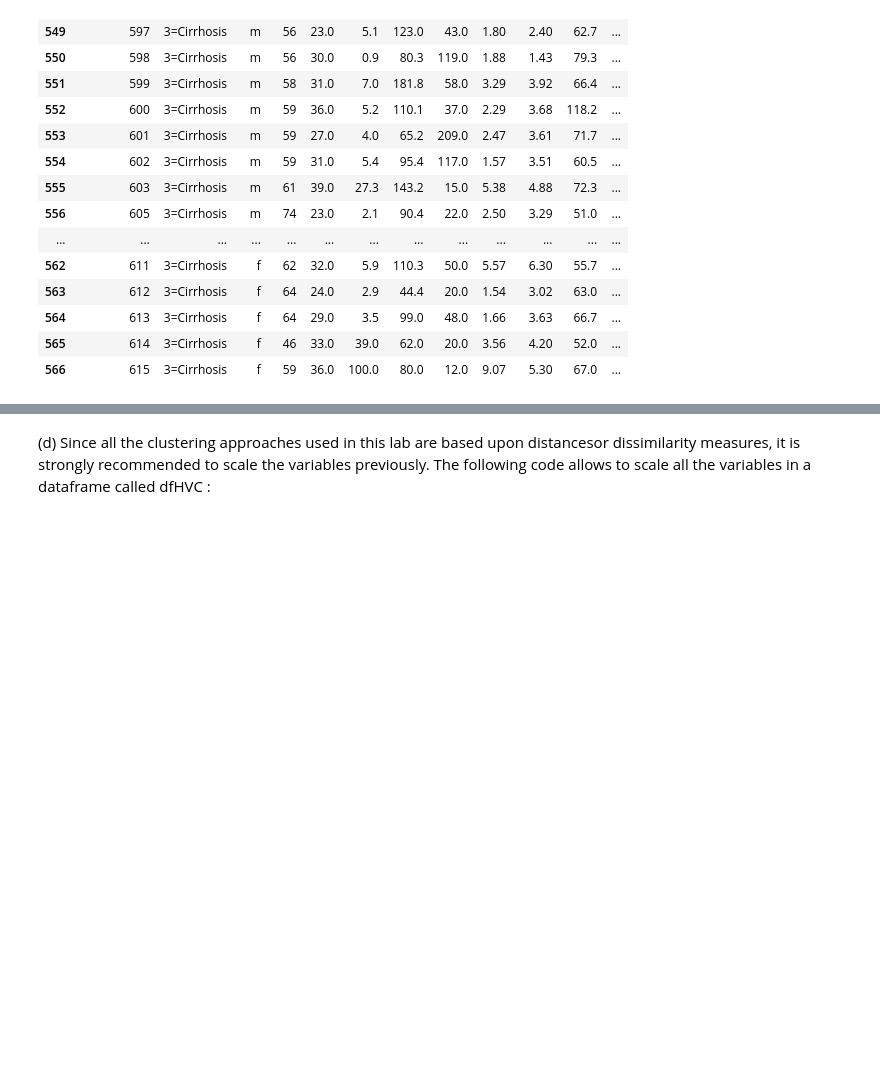
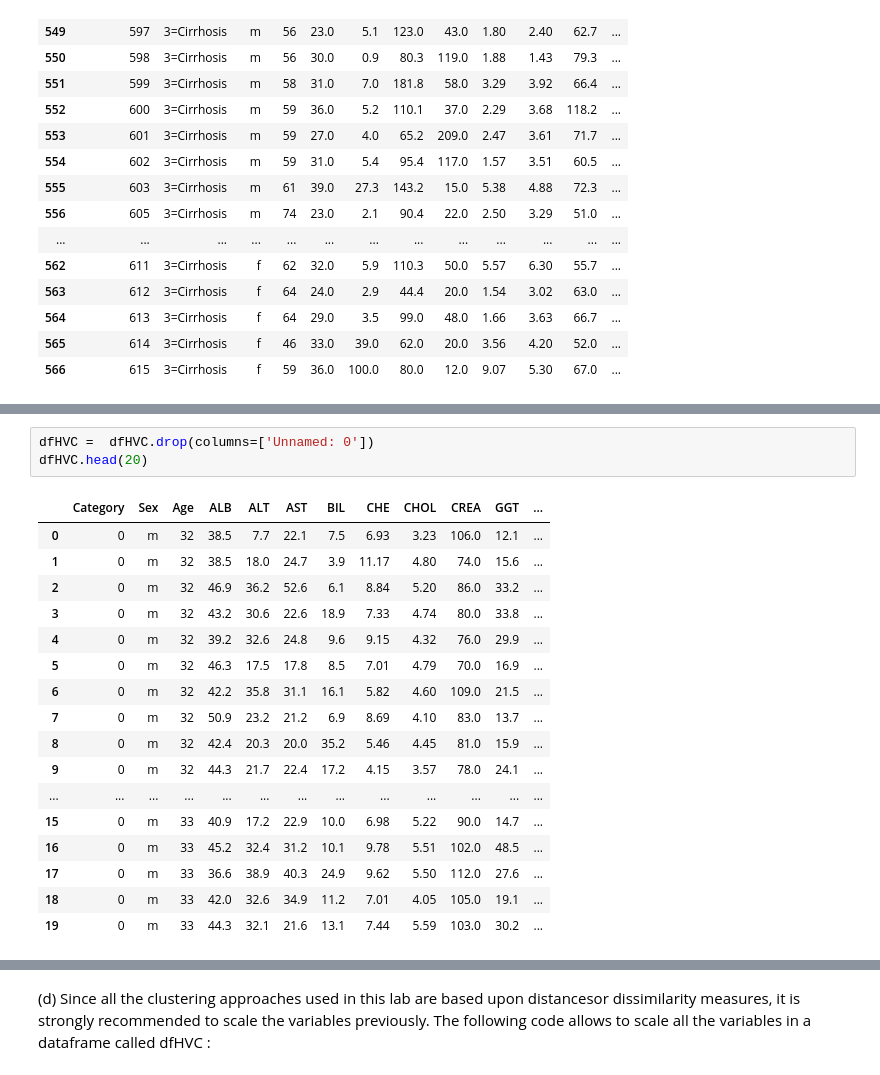
Before and after one commit to speianudana/ML-DM_Laboratories, a Jupyter notebook: II_part.ipynb, the cells around one changed output, grey strips where cells are left out. Saved outputs shown, nothing was run; the diff lists cells and outputs as text; blank space fills up the shorter version.

```diff
--- a/II_part.ipynb
+++ b/II_part.ipynb
@@ -118,0 +178,21 @@ dfHVC['Category'] = dfHVC['Category'].astype('category');
+# %%
+dfHVC =  dfHVC.drop(columns=['Unnamed: 0'])
+dfHVC.head(20)
+# %% [output]
+|  | Category | Sex | Age | ALB | ALT | AST | BIL | CHE | CHOL | CREA | GGT | ... |
+| 0 | 0 | m | 32 | 38.5 | 7.7 | 22.1 | 7.5 | 6.93 | 3.23 | 106.0 | 12.1 | ... |
+| 1 | 0 | m | 32 | 38.5 | 18.0 | 24.7 | 3.9 | 11.17 | 4.80 | 74.0 | 15.6 | ... |
+| 2 | 0 | m | 32 | 46.9 | 36.2 | 52.6 | 6.1 | 8.84 | 5.20 | 86.0 | 33.2 | ... |
+| 3 | 0 | m | 32 | 43.2 | 30.6 | 22.6 | 18.9 | 7.33 | 4.74 | 80.0 | 33.8 | ... |
+| 4 | 0 | m | 32 | 39.2 | 32.6 | 24.8 | 9.6 | 9.15 | 4.32 | 76.0 | 29.9 | ... |
+| 5 | 0 | m | 32 | 46.3 | 17.5 | 17.8 | 8.5 | 7.01 | 4.79 | 70.0 | 16.9 | ... |
+| 6 | 0 | m | 32 | 42.2 | 35.8 | 31.1 | 16.1 | 5.82 | 4.60 | 109.0 | 21.5 | ... |
+| 7 | 0 | m | 32 | 50.9 | 23.2 | 21.2 | 6.9 | 8.69 | 4.10 | 83.0 | 13.7 | ... |
+| 8 | 0 | m | 32 | 42.4 | 20.3 | 20.0 | 35.2 | 5.46 | 4.45 | 81.0 | 15.9 | ... |
+| 9 | 0 | m | 32 | 44.3 | 21.7 | 22.4 | 17.2 | 4.15 | 3.57 | 78.0 | 24.1 | ... |
+| ... | ... | ... | ... | ... | ... | ... | ... | ... | ... | ... | ... | ... |
+| 15 | 0 | m | 33 | 40.9 | 17.2 | 22.9 | 10.0 | 6.98 | 5.22 | 90.0 | 14.7 | ... |
+| 16 | 0 | m | 33 | 45.2 | 32.4 | 31.2 | 10.1 | 9.78 | 5.51 | 102.0 | 48.5 | ... |
+| 17 | 0 | m | 33 | 36.6 | 38.9 | 40.3 | 24.9 | 9.62 | 5.50 | 112.0 | 27.6 | ... |
+| 18 | 0 | m | 33 | 42.0 | 32.6 | 34.9 | 11.2 | 7.01 | 4.05 | 105.0 | 19.1 | ... |
+| 19 | 0 | m | 33 | 44.3 | 32.1 | 21.6 | 13.1 | 7.44 | 5.59 | 103.0 | 30.2 | ... |
```
Also changed, not shown: parts of 9 cells of this notebook.
